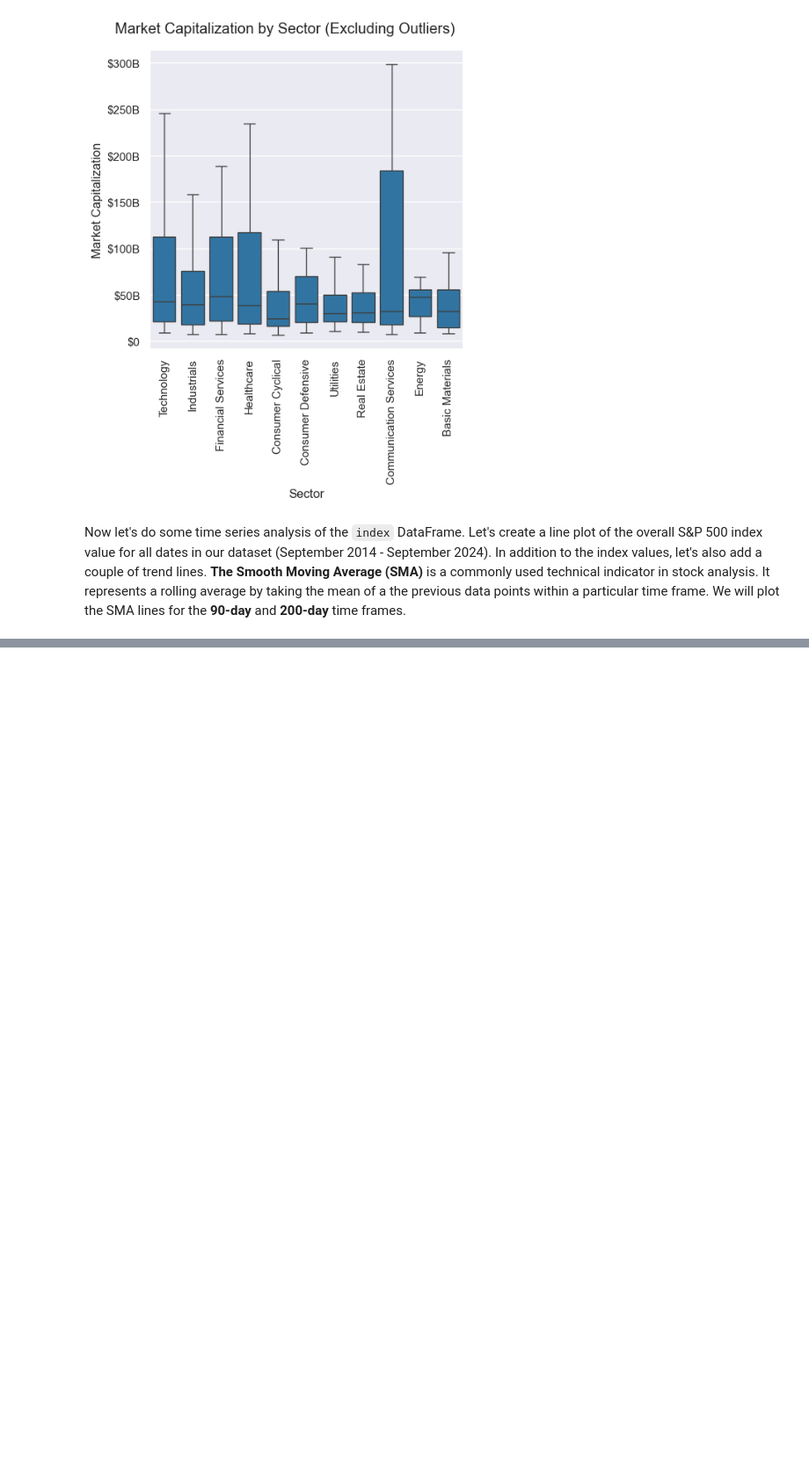
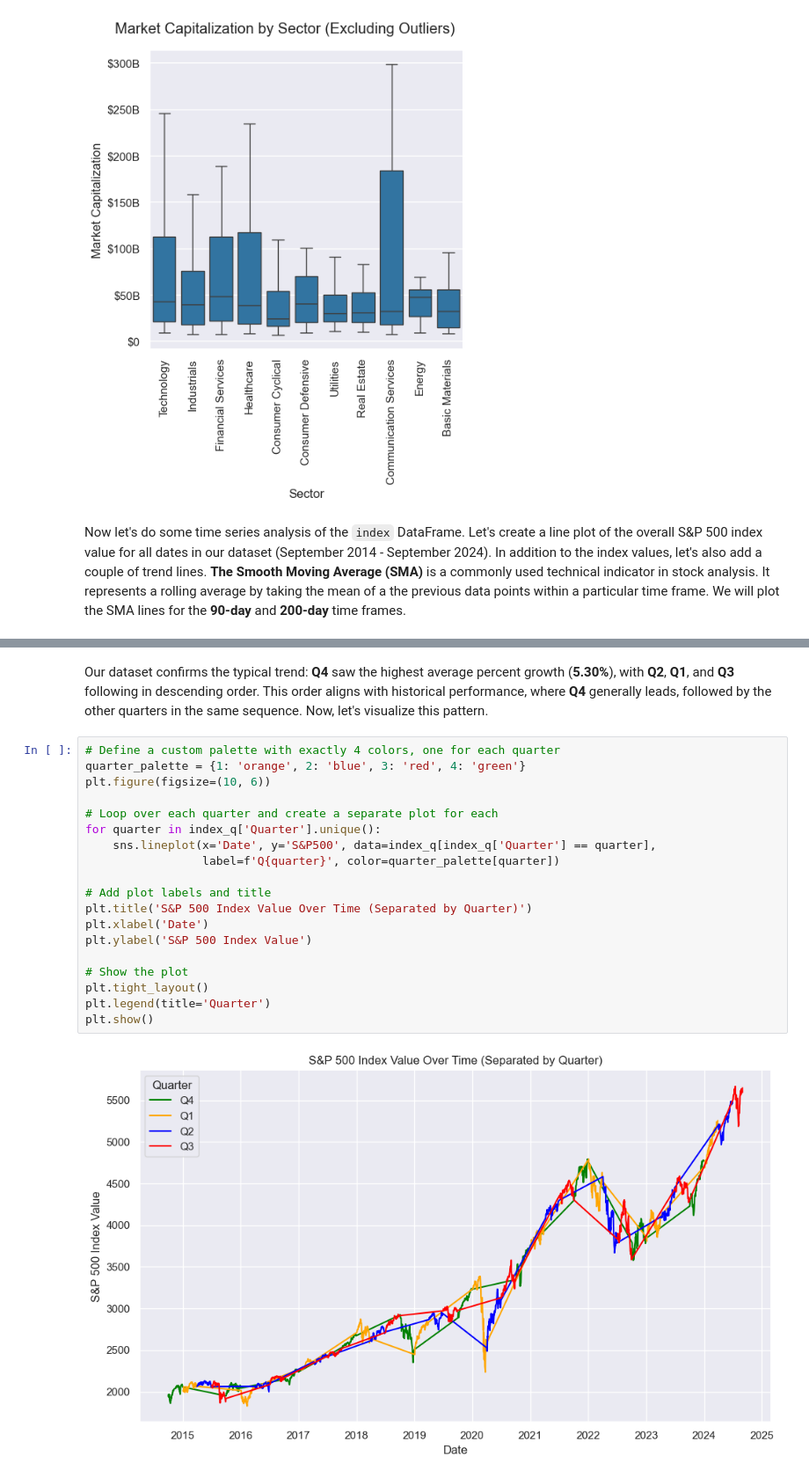
Before and after one commit to iluvcoding123/sp500_analysis, a Jupyter notebook: sp500_analysis.ipynb, the cells around one changed output, grey strips where cells are left out. Shown: that part at 88% size. Cells and saved outputs as stored; diff of their text form; blank space fills up the shorter version.

```diff
--- a/sp500_analysis.ipynb
+++ b/sp500_analysis.ipynb
@@ -261,0 +302,23 @@ From our plot, we observe the overall trend is clearly upwards. The SMAs smooths
+# %% [markdown]
+Our dataset confirms the typical trend: **Q4** saw the highest average percent growth (**5.30%**), with **Q2**, **Q1**, and **Q3** following in descending order. This order aligns with historical performance, where **Q4** generally leads, followed by the other quarters in the same sequence. Now, let's visualize this pattern.
+# %%
+# Define a custom palette with exactly 4 colors, one for each quarter
+quarter_palette = {1: 'orange', 2: 'blue', 3: 'red', 4: 'green'}
+plt.figure(figsize=(10, 6))
+
+# Loop over each quarter and create a separate plot for each
+for quarter in index_q['Quarter'].unique():
+    sns.lineplot(x='Date', y='S&P500', data=index_q[index_q['Quarter'] == quarter],
+                 label=f'Q{quarter}', color=quarter_palette[quarter])
+
+# Add plot labels and title
+plt.title('S&P 500 Index Value Over Time (Separated by Quarter)')
+plt.xlabel('Date')
+plt.ylabel('S&P 500 Index Value')
+
+# Show the plot
+plt.tight_layout()
+plt.legend(title='Quarter')
+plt.show()
+# %% [output]
+[figure, added]
```
Also changed, not shown: parts of 4 cells of this notebook.
